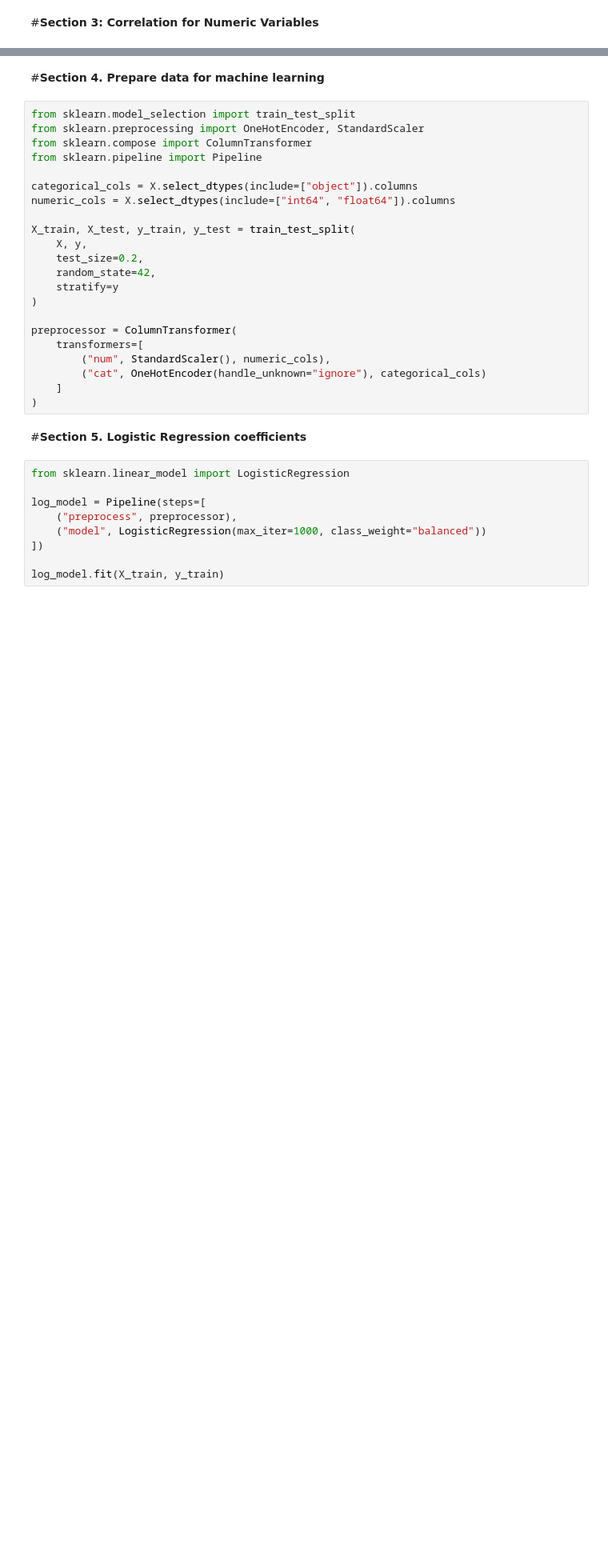
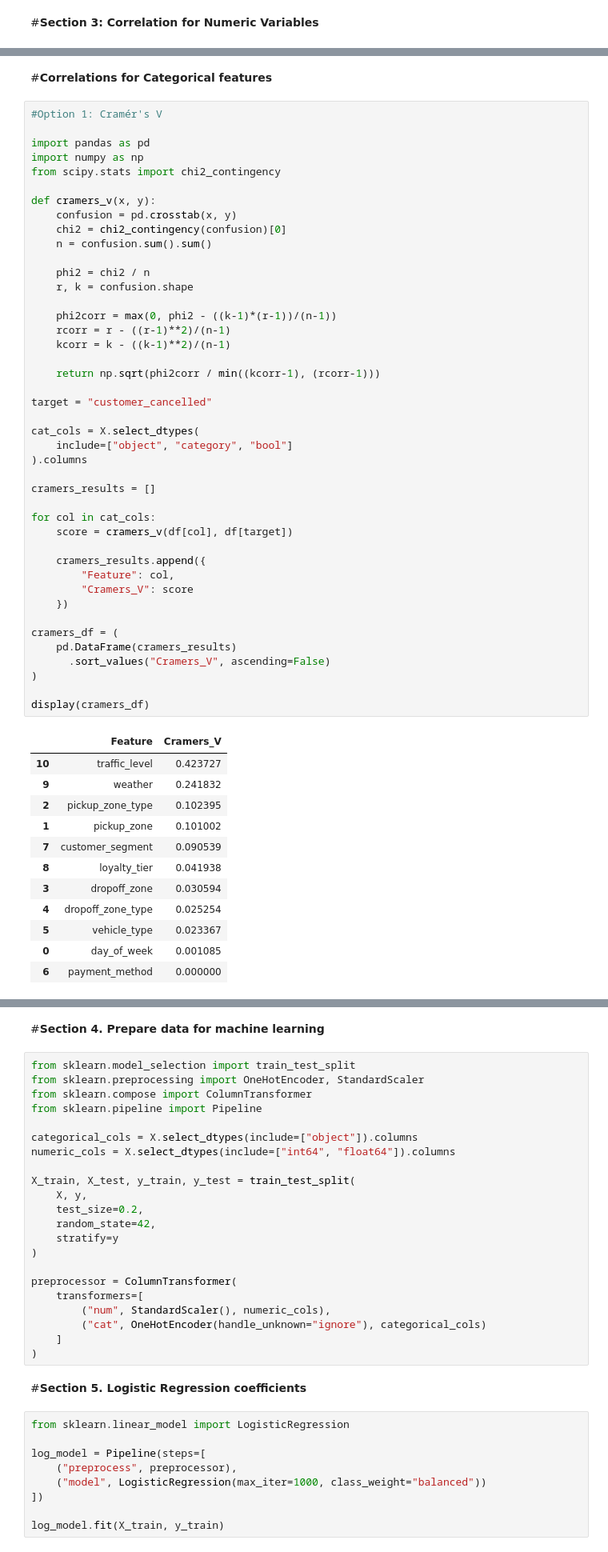
Before and after one commit to miffylim2308/ADALL_github, a Jupyter notebook: Test_Grab_Transbport.ipynb, the cells around one changed output, grey strips where cells are left out. Shown at 80% size. Saved outputs shown, nothing was run; the diff lists cells and outputs as text; blank space fills up the shorter version.

```diff
--- a/Test_Grab_Transbport.ipynb
+++ b/Test_Grab_Transbport.ipynb
@@ -1154,0 +1347,58 @@ corr_df.head(15)
+# %% [markdown]
+#**Correlations for Categorical features**
+# %%
+#Option 1: Cramér's V
+
+import pandas as pd
+import numpy as np
+from scipy.stats import chi2_contingency
+
+def cramers_v(x, y):
+    confusion = pd.crosstab(x, y)
+    chi2 = chi2_contingency(confusion)[0]
+    n = confusion.sum().sum()
+
+    phi2 = chi2 / n
+    r, k = confusion.shape
+
+    phi2corr = max(0, phi2 - ((k-1)*(r-1))/(n-1))
+    rcorr = r - ((r-1)**2)/(n-1)
+    kcorr = k - ((k-1)**2)/(n-1)
+
+    return np.sqrt(phi2corr / min((kcorr-1), (rcorr-1)))
+
+target = "customer_cancelled"
+
+cat_cols = X.select_dtypes(
+    include=["object", "category", "bool"]
+).columns
+
+cramers_results = []
+
+for col in cat_cols:
+    score = cramers_v(df[col], df[target])
+
+    cramers_results.append({
+        "Feature": col,
+        "Cramers_V": score
+    })
+
+cramers_df = (
+    pd.DataFrame(cramers_results)
+      .sort_values("Cramers_V", ascending=False)
+)
+
+display(cramers_df)
+# %% [output]
+|  | Feature | Cramers_V |
+| 10 | traffic_level | 0.423727 |
+| 9 | weather | 0.241832 |
+| 2 | pickup_zone_type | 0.102395 |
+| 1 | pickup_zone | 0.101002 |
+| 7 | customer_segment | 0.090539 |
+| 8 | loyalty_tier | 0.041938 |
+| 3 | dropoff_zone | 0.030594 |
+| 4 | dropoff_zone_type | 0.025254 |
+| 5 | vehicle_type | 0.023367 |
+| 0 | day_of_week | 0.001085 |
+| 6 | payment_method | 0.000000 |
```
Also changed, not shown: parts of 12 cells of this notebook.
